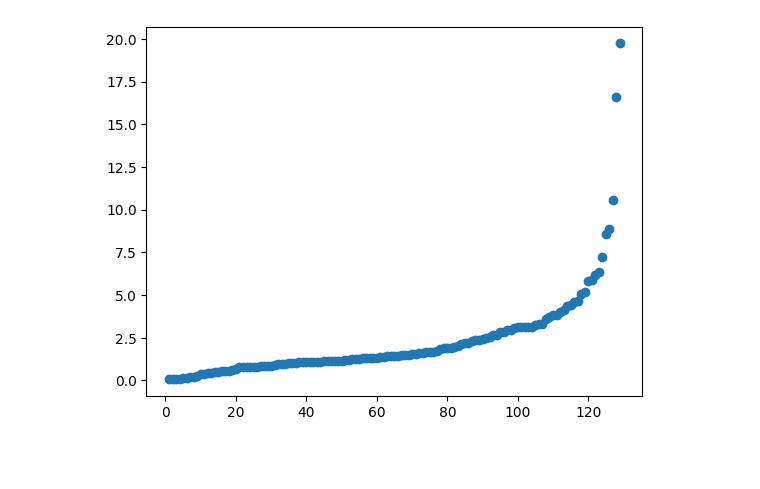
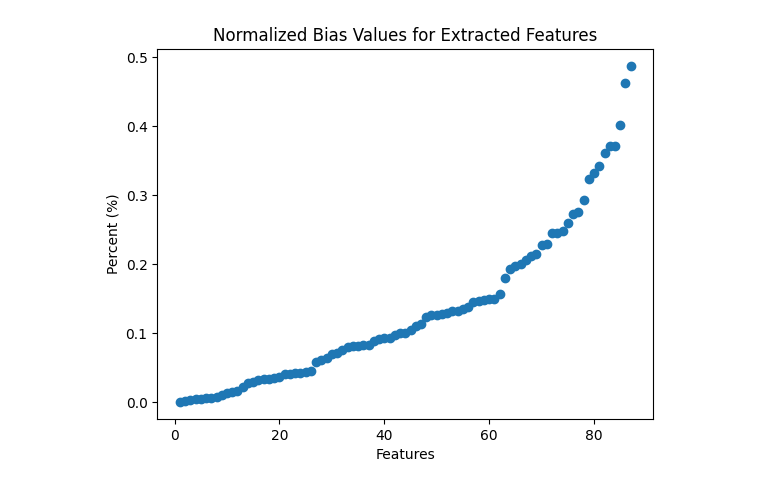
Before and after one commit to abbastshaikh/BAP1-Texture-Analysis, a Jupyter notebook: DatasetStatistics/nROA.ipynb, the cells around one changed output. Cells and saved outputs as stored; diff of their text form; code cells hidden in the pictures; blank space fills up the shorter version.

```diff
--- a/DatasetStatistics/nROA.ipynb
+++ b/DatasetStatistics/nROA.ipynb
@@ -14,12 +14,10 @@ erodedFeatures = pd.read_csv(r"/Users/ilanadeutsch/Desktop/featuresEroded.csv")
 
 # Intialize variable
 all_feature_vals = []
-nRoA_results = []
-nRoA_plot = []
+results = []
 # %%
 # Iterate through all features
 for count, feature in enumerate(features):
-
 
     # Add all feature values (eroded and non eroded) to a list
     all_feature_vals.extend(features[str(feature)])
@@ -28,13 +26,15 @@ for count, feature in enumerate(features):
     # Calculate bias
     bias = features[str(feature)] - erodedFeatures[str(feature)]
 
-    # For LTE feature, eliminate NaN values
-    if "LTE" in feature:
-        all_feature_vals = [x for x in all_feature_vals if not(math.isnan(x))]
-        bias = [x for x in bias if not(math.isnan(x))]
+    # Eliminate NaN values
+    all_feature_vals = [x for x in all_feature_vals if not(math.isnan(x))]
+    bias = [x for x in bias if not(math.isnan(x))]
 
     # Find mean feature val
     mean_feature_val = mean(all_feature_vals)
+
+    # Calculate norm bias
+    norm_bias = abs(mean(bias) / mean_feature_val)
 
     # Calculate CI
     mean_bias = mean(bias)
@@ -44,10 +44,9 @@ for count, feature in enumerate(features):
 
     # Calculate normalized range of agreement
     nRoA = ((upper_lim - lower_lim) / abs(mean_feature_val))
-    #print(f"{feature} nRoA: {nRoA}")
-    nRoA_results.append([feature, nRoA])
+    results.append([feature, nRoA, norm_bias])
 
     # Reset feature value list
     all_feature_vals = []
 
-df = pd.DataFrame(nRoA_results)
+df = pd.DataFrame(results)
@@ -62,9 +114,20 @@ for entryNum, entry in enumerate(sorteddf[0]):
 # %%
-# Plot nRoA values of each feature from smalles to largest
-plt.pyplot.scatter(x= sorteddf.iloc[1:135,0],y = sorteddf.iloc[1:135,1])
+# Sort data frame by bias value and export values
+sorteddf=df.sort_values(by = 2)
+sorteddf.to_excel(r"/Users/ilanadeutsch/Desktop/sorted_by_bias.xlsx")
+
+# Change feature names to numbers for plotting
+for entryNum, entry in enumerate(sorteddf[0]):
+    sorteddf.iloc[entryNum,0] = entryNum
+
+# Plot bias values of each feature from smalles to largest
+plt.pyplot.scatter(x= sorteddf.iloc[1:135,0],y = sorteddf.iloc[1:135,2])
+plt.pyplot.title("Normalized Bias Values for Extracted Features")
+plt.pyplot.xlabel("Features")
+plt.pyplot.ylabel("Percent (%)")
 plt.pyplot.show()
 # %% [output]
-[figure, old version]
+[figure, new version]
 # %%
 # Make Bland-Altman plot of one feature
 sm.graphics.mean_diff_plot(features['original_firstorder_10Percentile'], erodedFeatures['original_firstorder_10Percentile'])
```
Also changed, not shown: parts of 3 cells of this notebook.
